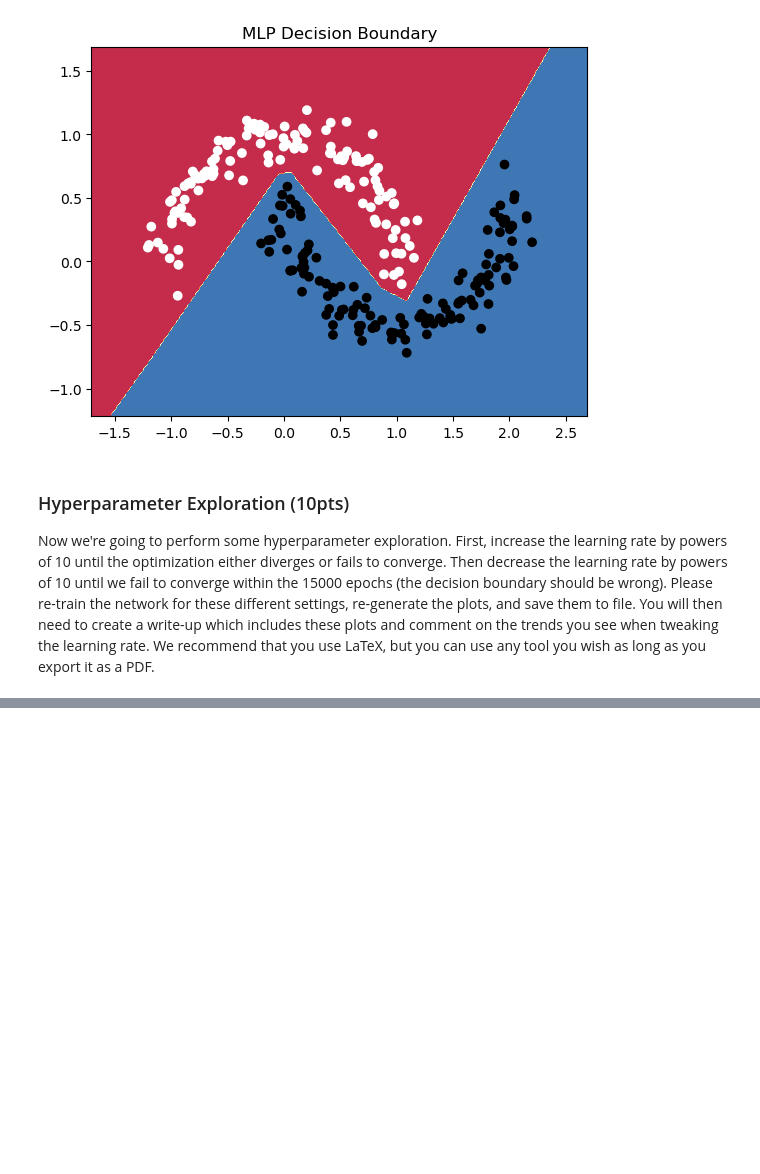
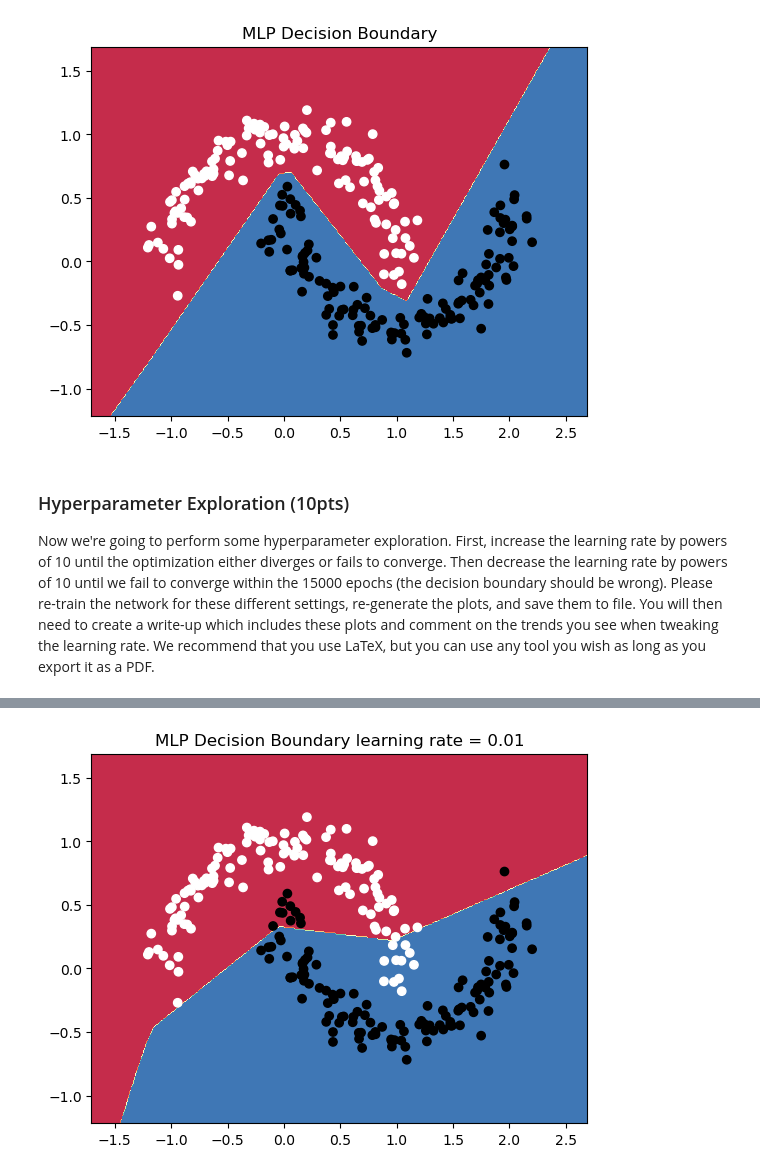
Before and after one commit to khanakagrawal/ML_for_Neuro, a Jupyter notebook: hw5/HW5a.ipynb, the cells around one changed output, grey strips where cells are left out. Cells and saved outputs as stored; diff of their text form; code cells hidden in the pictures; blank space fills up the shorter version.

```diff
--- a/hw5/HW5a.ipynb
+++ b/hw5/HW5a.ipynb
@@ -184,3 +184,86 @@ plt.show()
 # %% [markdown]
 ### Hyperparameter Exploration (10pts)
 Now we're going to perform some hyperparameter exploration. First, increase the learning rate by powers of 10 until the optimization either diverges or fails to converge. Then decrease the learning rate by powers of 10 until we fail to converge within the 15000 epochs (the decision boundary should be wrong). Please re-train the network for these different settings, re-generate the plots, and save them to file. You will then need to create a write-up which includes these plots and comment on the trends you see when tweaking the learning rate. We recommend that you use LaTeX, but you can use any tool you wish as long as you export it as a PDF.
+# %%
+def plot_loss_grad(epoch_losses, epoch_grads, lr):
+  fig, (ax1, ax2) = plt.subplots(1, 2, figsize=(12, 5))
+
+  ax1.plot(epoch_losses)
+  ax1.set_title(f'Training Loss Over Epochs learning rate = {lr}')
+  ax1.set_xlabel('Epoch')
+  ax1.set_ylabel('Average Loss')
+  ax1.grid(True)
+
+  ax2.plot(epoch_grads)
+  ax2.set_title(f'Gradient Norm Over Epochs learning rate = {lr}')
+  ax2.set_xlabel('Epoch')
+  ax2.set_ylabel('Average Gradient Norm')
+  ax2.grid(True)
+
+  plt.tight_layout()
+  plt.show()
+
+
+def auto_lr_explore(inputs, labels):
+    lr = 0.01
+    print("\n--- Increasing Learning Rate ---")
+
+    while lr < 100:
+        print(f"\nTrying lr={lr}")
+        result = run_experiment(lr, inputs, labels)
+        if result['status'] == 'diverged':
+            print(f"Learning rate {lr} diverged")
+            break
+        lr *= 10
+
+    lr = 0.0001
+    print("\n--- Decreasing Learning Rate ---")
+
+    while lr > 1e-7:
+        print(f"\nTrying lr={lr}")
+        result = run_experiment(lr, inputs, labels)
+        if result['status'] == 'underfit':
+            print(f"Learning rate {lr} underfit")
+            break
+        lr /= 10
+
+def run_experiment(lr, inputs, labels):
+    net = MLP(2, 2, [16])
+    optimizer = optim.SGD(net.parameters(), lr=lr)
+    loss_fn = nn.CrossEntropyLoss()
+    inputs_tensor = torch.from_numpy(inputs)
+    labels_tensor = torch.from_numpy(labels)
+    dataset = MyDataset(inputs_tensor, labels_tensor)
+    dl = DataLoader(dataset, batch_size=32, shuffle=True)
+
+    epoch_losses = []
+    epoch_grads = []
+
+    diverged = False
+    for epoch in range(15000):
+        avg_loss, avg_grad = train(dl, net, loss_fn, optimizer)
+        if avg_loss > 10:
+            diverged = True
+            break
+        epoch_losses.append(avg_loss)
+        epoch_grads.append(avg_grad)
+
+        if avg_loss < 0.2 and epoch > 500:
+            break
+
+    plot_decision_boundary(net, inputs, labels)
+    plt.title(f"MLP Decision Boundary learning rate = {lr}")
+    plt.show()
+
+    plot_loss_grad(epoch_losses, epoch_grads, lr)
+
+    status = (
+        "diverged" if diverged else
+        "underfit" if epoch_losses[-1] > 0.8 else
+        "converged"
+    )
+
+    return {"lr": lr, "status": status}
+
+auto_lr_explore(inputs, labels)
+# %% [output]
@@ -186,0 +273 @@ Now we're going to perform some hyperparameter exploration. First, increase the
+[figure, added]
```
Also changed, not shown: parts of 1 cell of this notebook.
